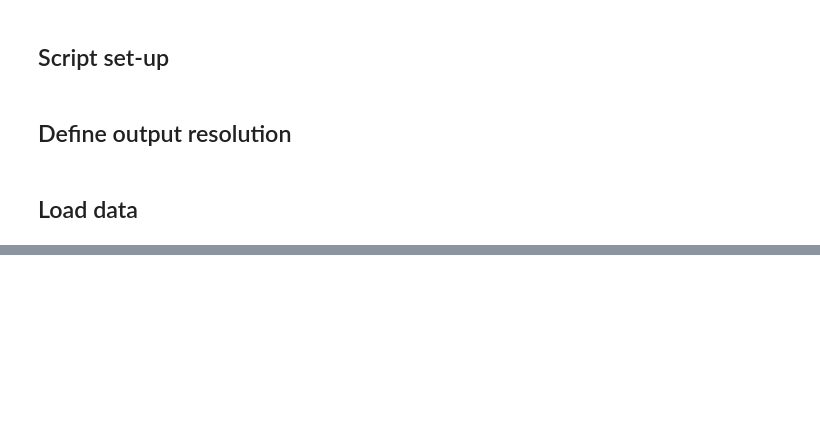
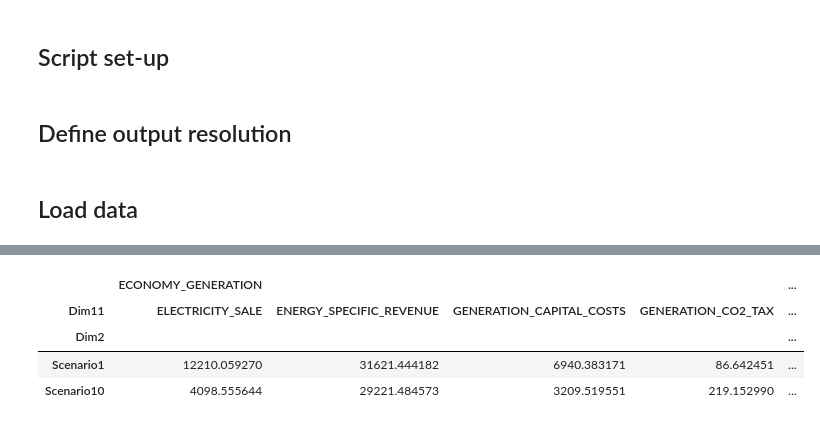
Before and after one commit to tilseb/flexsus, a Jupyter notebook: processing.ipynb, the cells around one changed output, grey strips where cells are left out. Cells and saved outputs as stored; diff of their text form; code cells hidden in the pictures; blank space fills up the shorter version.

```diff
--- a/processing.ipynb
+++ b/processing.ipynb
@@ -50,0 +141,12 @@ lf = os.listdir('data')
+# %%
+# group data frame
+df1 = df1.groupby(['Dim11','Dim2'])['Val'].sum().unstack().T
+df1 = df1.fillna(0)
+df1.columns = pd.MultiIndex.from_product([[lf[1]], df1.columns])
+df1.head(2)
+# %% [output]
+|  | ECONOMY_GENERATION |  |  |  | ... |
+| Dim11 | ELECTRICITY_SALE | ENERGY_SPECIFIC_REVENUE | GENERATION_CAPITAL_COSTS | GENERATION_CO2_TAX | ... |
+| Dim2 |  |  |  |  | ... |
+| Scenario1 | 12210.059270 | 31621.444182 | 6940.383171 | 86.642451 | ... |
+| Scenario10 | 4098.555644 | 29221.484573 | 3209.519551 | 219.152990 | ... |
```
Also changed, not shown: parts of 33 cells of this notebook.
